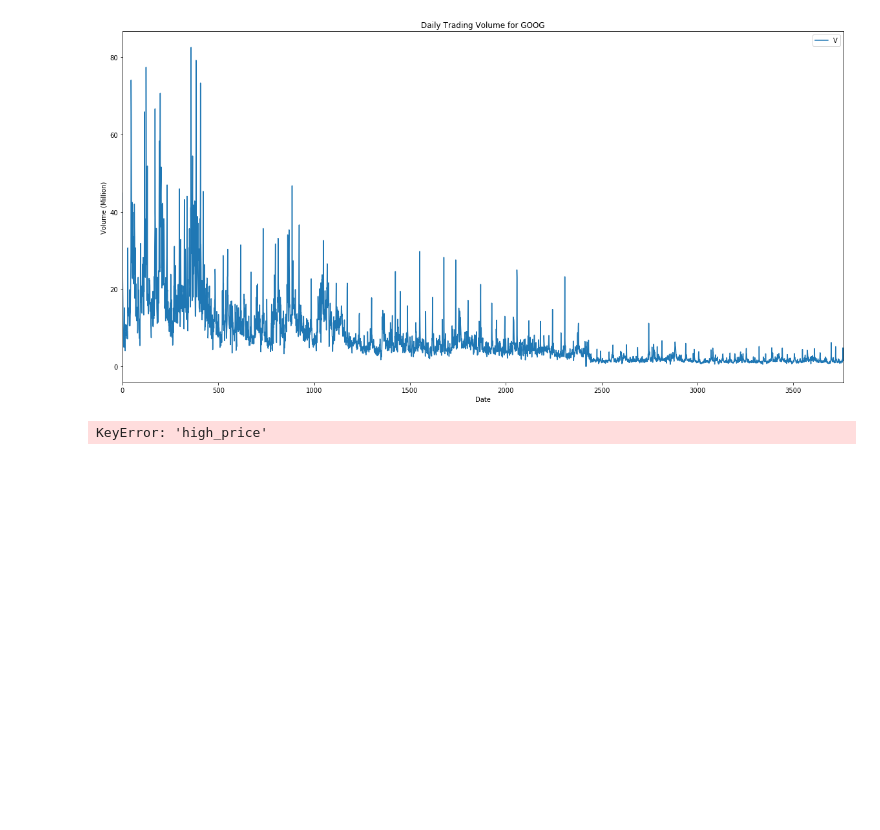
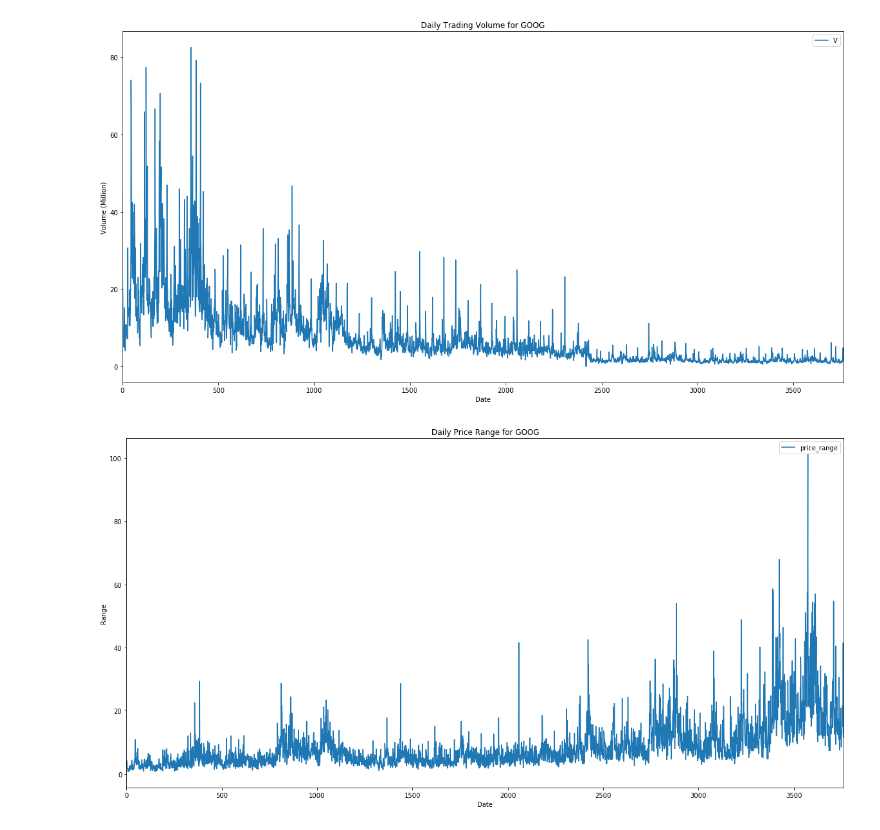
Before and after one commit to bchan01/athena-python-notebook, a Jupyter notebook: jupyter/historical_stock_price_explorer.ipynb, the cells around one changed output. Cells and saved outputs as stored; diff of their text form; code cells hidden in the pictures; blank space fills up the shorter version.

```diff
--- a/jupyter/historical_stock_price_explorer.ipynb
+++ b/jupyter/historical_stock_price_explorer.ipynb
@@ -15,7 +15,7 @@ conn = connect(aws_access_key_id=access_key,
                s3_staging_dir=staging,
                region_name=region)
 # %%
-stock_prices = pd.read_sql("select * from hist_stock_prices.hist_stock_prices where symbol = 'GOOG'", conn)
+stock_prices = pd.read_sql("select * from \"stock-price-db\".\"raw\" where symbol = 'GOOG'", conn)
 # %%
 stock_prices.tail(3)
 # %% [output]
@@ -54,11 +54,11 @@ plt.show()
 [figure]
 # %%
 import math as math
-stock_prices['price_range']=stock_prices['high_price'] - stock_prices['low_price']
+stock_prices['price_range']=stock_prices['high'] - stock_prices['low']
 df_ranges = pd.DataFrame(stock_prices, columns=['price_range'])
 df_ranges.plot(title="Daily Price Range for GOOG", figsize=(20,10), kind='line')
 plt.xlabel('Date')
 plt.ylabel('Range')
 plt.show()
 # %% [output]
-KeyError: 'high_price'
+[figure, added]
```
Also changed, not shown: 2 other files.
